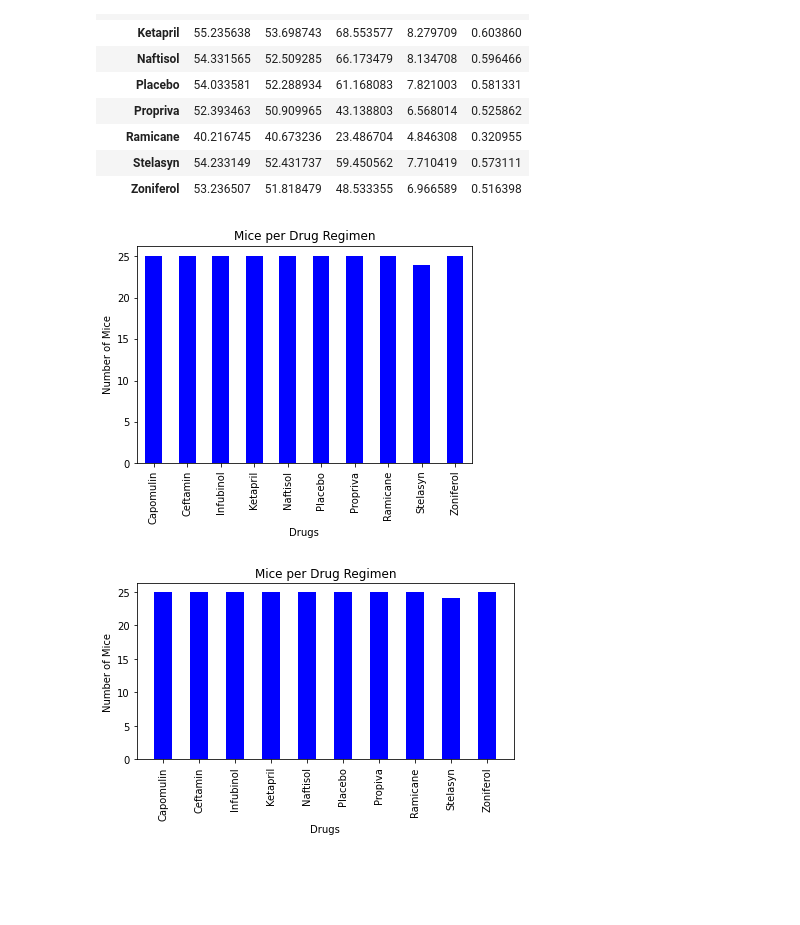
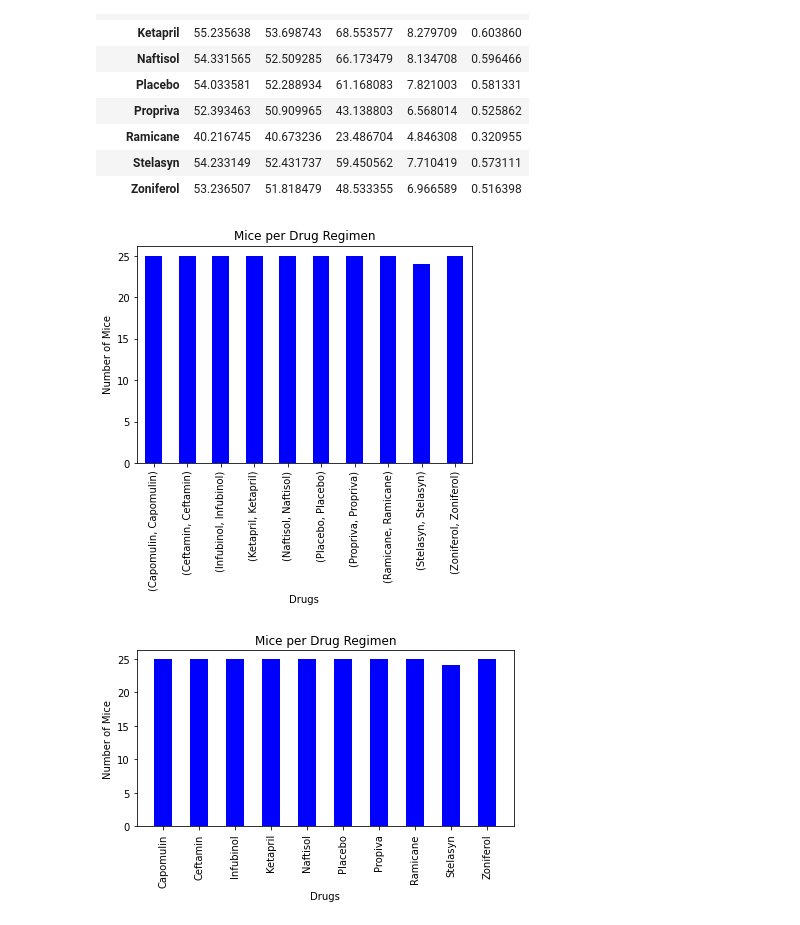
Before and after one commit to kplam624/Mice-Drug-Analysis, a Jupyter notebook: Submission/main.ipynb, the cells around one changed output. Saved outputs shown, nothing was run; the diff lists cells and outputs as text; code cells hidden in the pictures; blank space fills up the shorter version.

Commit message:
Made pie plots. Onto the IQR

```diff
--- a/Submission/main.ipynb
+++ b/Submission/main.ipynb
@@ -131,21 +125,21 @@ drug_summ
 # %%
 # Create a bar plot
 
 # Creating the axis
 x_axis = np.arange(0,len(drug_summ))
 
 # The amount of subjects for each drug regiment
-drug_count = drugs["Drug Regimen"].count()
+drug_count = drugs["Drug Regimen"].value_counts()
 
 # bar plot with pandas
 drug_plot = drug_count.plot(kind = 'bar', color = 'blue')
 
 drug_plot.set_xlabel("Drugs")
 drug_plot.set_ylabel("Number of Mice")
 plt.title("Mice per Drug Regimen")
 plt.show()
 # %% [output]
-[figure, old version]
+[figure, new version]
 # %%
 # bar plot using matplotlib
 
```
Also changed, not shown: parts of 5 cells of this notebook.
